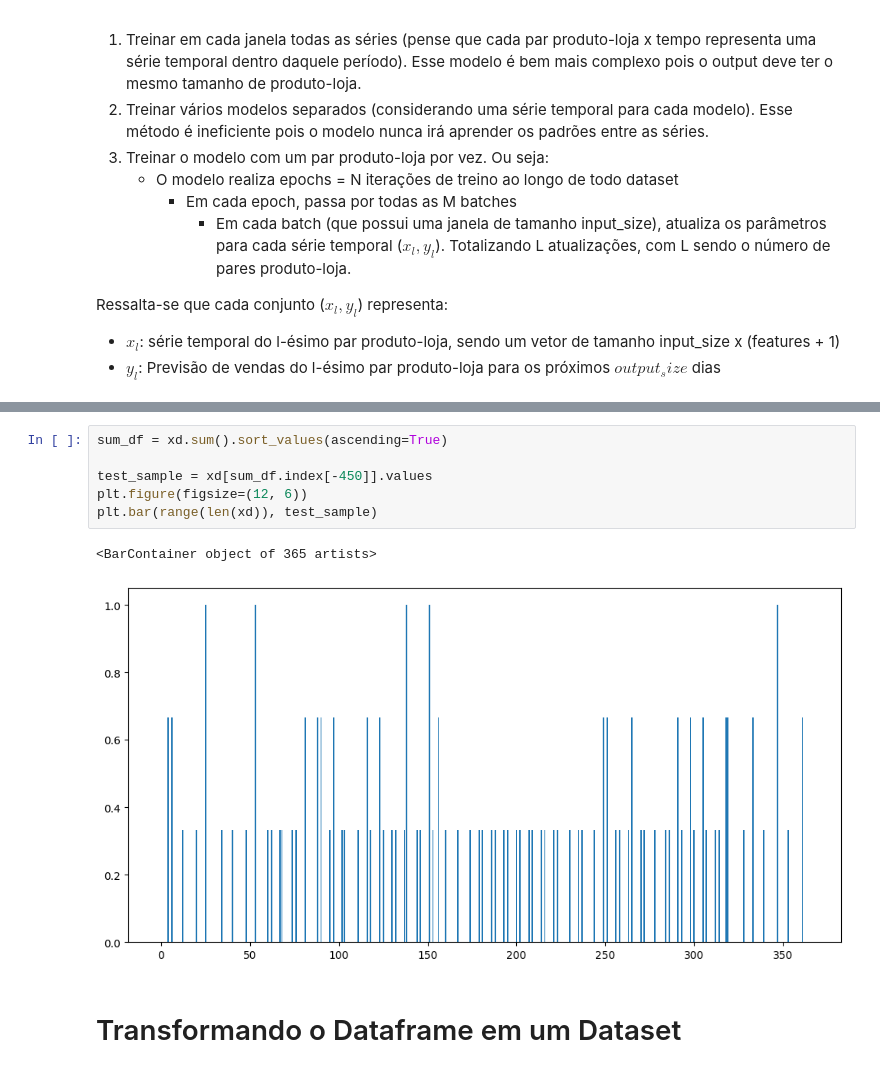
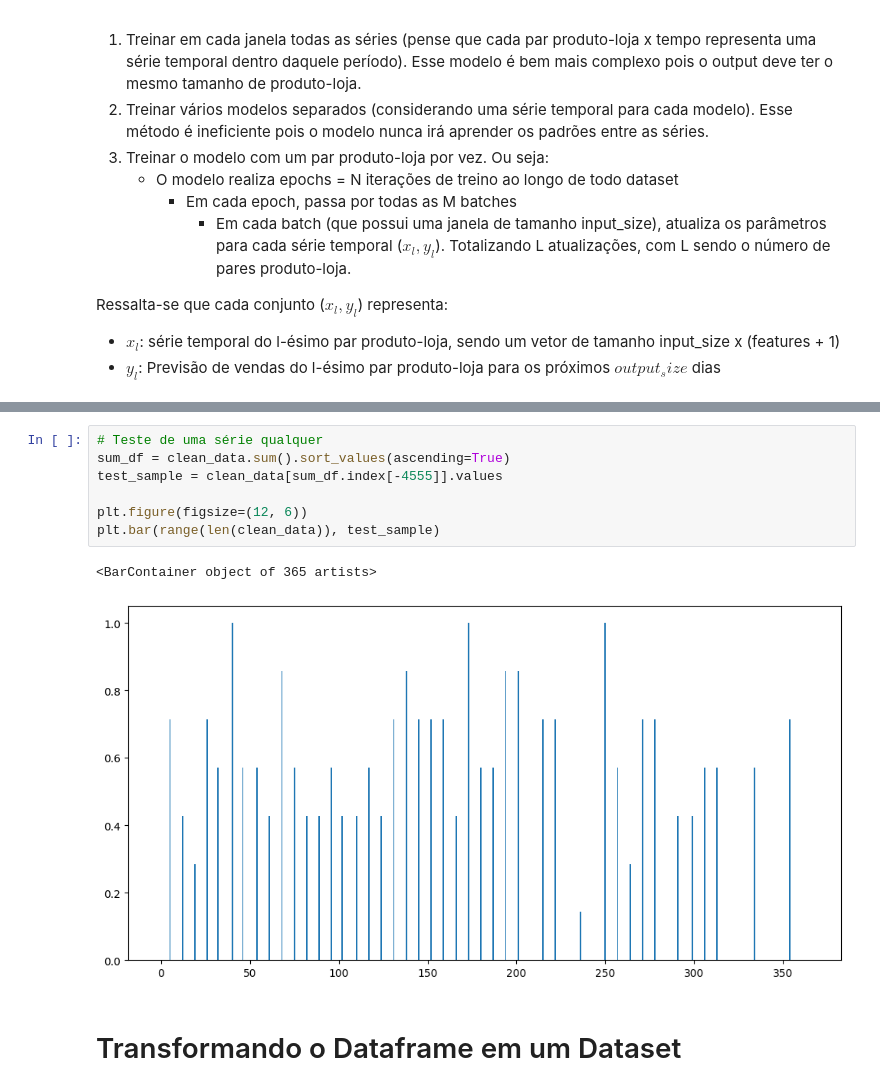
Before and after one commit to jvfd3/hackathon-big_data_tech, a Jupyter notebook: Files/Code/Testing_RAB_Real_Data.ipynb, the cells around one changed output, grey strips where cells are left out. Saved outputs shown, nothing was run; the diff lists cells and outputs as text.

```diff
--- a/Files/Code/Testing_RAB_Real_Data.ipynb
+++ b/Files/Code/Testing_RAB_Real_Data.ipynb
@@ -217,12 +103,13 @@ plt.bar(range(len(full_df)), test_sample)
-# %%
-sum_df = xd.sum().sort_values(ascending=True)
-
-test_sample = xd[sum_df.index[-450]].values
-plt.figure(figsize=(12, 6))
-plt.bar(range(len(xd)), test_sample)
-# %% [output]
-<BarContainer object of 365 artists>
-[figure, removed]
+# %%
+# Teste de uma série qualquer
+sum_df = clean_data.sum().sort_values(ascending=True)
+test_sample = clean_data[sum_df.index[-4555]].values
+
+plt.figure(figsize=(12, 6))
+plt.bar(range(len(clean_data)), test_sample)
+# %% [output]
+<BarContainer object of 365 artists>
+[figure, added]
 # %% [markdown]
 # Transformando o Dataframe em um Dataset
 # %%
```
Also changed, not shown: parts of 16 cells of this notebook.
